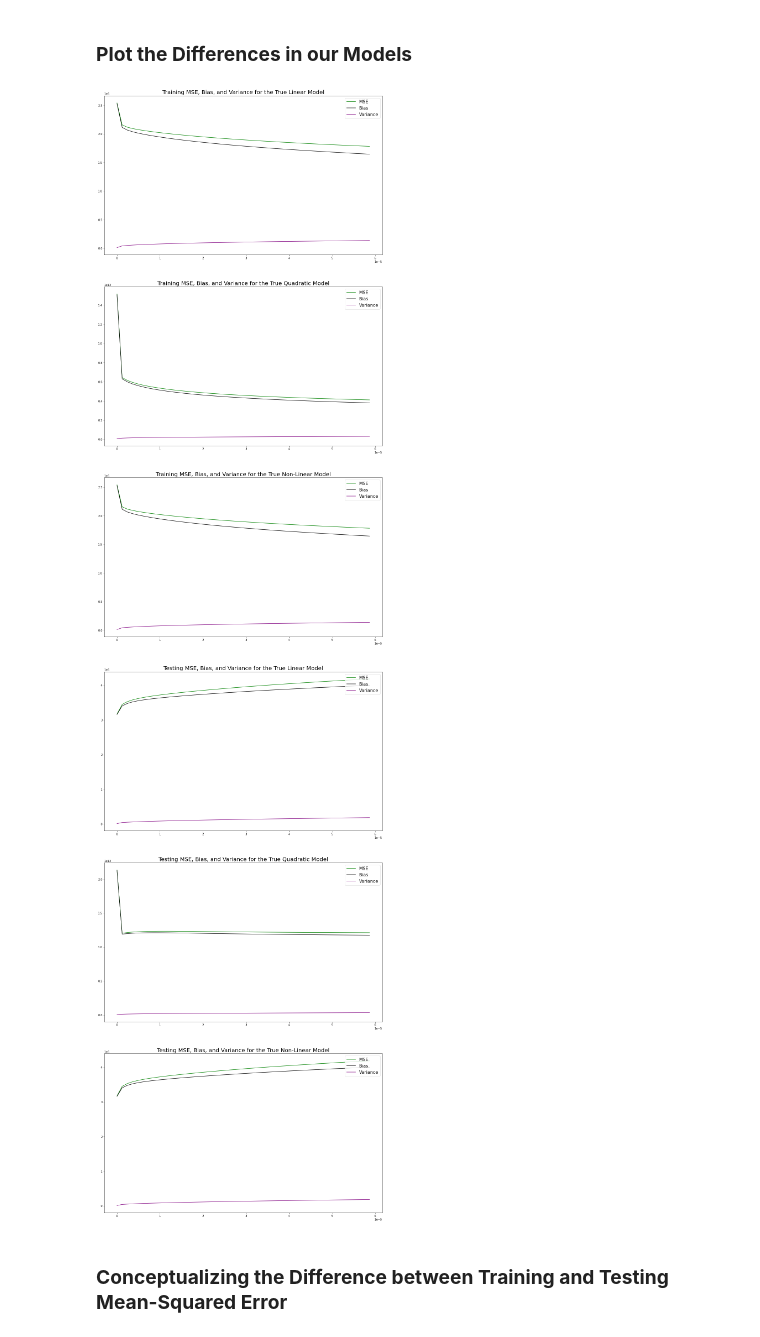
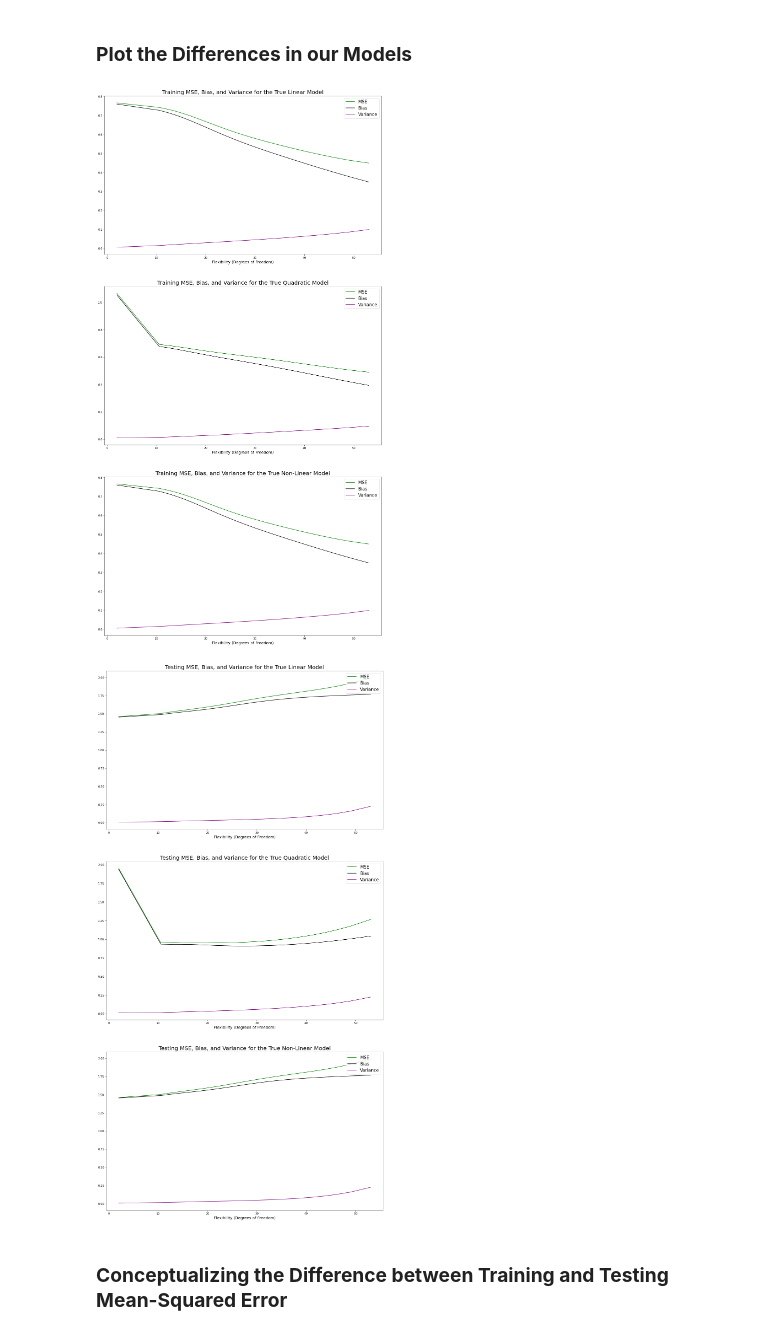
Before and after one commit to ririye01/Exploring-Errors-in-Regression, a Jupyter notebook: Errors in Regression.ipynb, the cells around one changed output. Saved outputs shown, nothing was run; the diff lists cells and outputs as text; code cells hidden in the pictures.

```diff
--- a/Errors in Regression.ipynb
+++ b/Errors in Regression.ipynb
@@ -169,25 +169,25 @@ def effect_df(X,p):
 print("Linear Model:")
 smoothness1 = 0
 print(f"\tFor DF={effect_df(X_train_lin, smoothness1):.10f}, smooth={smoothness1}")
-smoothness2 = 0.0000000404395
+smoothness2 = 0.01055
 print(f"\tFor DF={effect_df(X_train_lin, smoothness2):.10f}, smooth={smoothness2}")
-smoothness3 = 0.000058721
+smoothness3 = 0.9454
 print(f"\tFor DF={effect_df(X_train_lin, smoothness3):.10f}, smooth={smoothness3}")
 
 print("Quadratic Model:")
 smoothness4 = 0
 print(f"\tFor DF={effect_df(X_train_quad, smoothness4):.10f}, smooth={smoothness4}")
-smoothness5 = 0.0000000404395
+smoothness5 = 0.01055
 print(f"\tFor DF={effect_df(X_train_quad, smoothness5):.10f}, smooth={smoothness5}")
-smoothness6 = 0.000058721
+smoothness6 = 0.9454
 print(f"\tFor DF={effect_df(X_train_quad, smoothness6):.10f}, smooth={smoothness6}")
 
 print("Non-Linear Model:")
 smoothness7 = 0
 print(f"\tFor DF={effect_df(X_train_nonlin, smoothness7):.10f}, smooth={smoothness7}")
-smoothness8 = 0.0000000404395
+smoothness8 = 0.01055
 print(f"\tFor DF={effect_df(X_train_nonlin, smoothness8):.10f}, smooth={smoothness8}")
-smoothness9 = 0.000058721
+smoothness9 = 0.9454
 print(f"\tFor DF={effect_df(X_train_nonlin, smoothness9):.10f}, smooth={smoothness9}")
 # %% [output]
 Linear Model:
@@ -419,56 +419,73 @@ for i in range(len(smooth_vals)):
 
     MSE_testing_vals_nonlin[i], bias_testing_vals_nonlin[i], var_testing_vals_nonlin[i] \
         = calculate_MSE_Bias_Variance(X_train_nonlin, X_test_nonlin, y_train_nonlin, y_test_nonlin, theSmoothness=smooth_vals[i])
+# %%
+# Degrees of freedom variable
+dof = []
+for i in range(50):
+    dof.append( effect_df(x_plot, smooth_vals[i]) )
 # %%
+# Plot MSE, Bias, and Error of our training data
 fig, ax = plt.subplots(3, figsize=(18, 36))
 
-ax[0].plot(smooth_vals, MSE_training_vals_lin, color="green", label="MSE")
-ax[0].plot(smooth_vals, bias_training_vals_lin, color="black", label="Bias")
-ax[0].plot(smooth_vals, var_training_vals_lin, color="purple", label="Variance")
+
+ax[0].plot(dof, MSE_training_vals_lin, color="green", label="MSE")
+ax[0].plot(dof, bias_training_vals_lin, color="black", label="Bias")
+ax[0].plot(dof, var_training_vals_lin, color="purple", label="Variance")
 ax[0].legend(fontsize=16, loc="upper right")
 ax[0].set_title("Training MSE, Bias, and Variance for the True Linear Model", fontsize=20)
+ax[0].set_xlabel("Flexibility (Degrees of Freedom)", fontsize=14)
 
-ax[1].plot(smooth_vals, MSE_training_vals_quad, color="green", label="MSE")
-ax[1].plot(smooth_vals, bias_training_vals_quad, color="black", label="Bias")
-ax[1].plot(smooth_vals, var_training_vals_quad, color="purple", label="Variance")
+
+ax[1].plot(dof, MSE_training_vals_quad, color="green", label="MSE")
+ax[1].plot(dof, bias_training_vals_quad, color="black", label="Bias")
+ax[1].plot(dof, var_training_vals_quad, color="purple", label="Variance")
 ax[1].legend(fontsize=16, loc="upper right")
 ax[1].set_title("Training MSE, Bias, and Variance for the True Quadratic Model", fontsize=20)
+ax[1].set_xlabel("Flexibility (Degrees of Freedom)", fontsize=14)
 
-ax[2].plot(smooth_vals, MSE_training_vals_lin, color="green", label="MSE")
-ax[2].plot(smooth_vals, bias_training_vals_lin, color="black", label="Bias")
-ax[2].plot(smooth_vals, var_training_vals_lin, color="purple", label="Variance")
+
+ax[2].plot(dof, MSE_training_vals_lin, color="green", label="MSE")
+ax[2].plot(dof, bias_training_vals_lin, color="black", label="Bias")
+ax[2].plot(dof, var_training_vals_lin, color="purple", label="Variance")
 ax[2].legend(fontsize=16, loc="upper right")
 ax[2].set_title("Training MSE, Bias, and Variance for the True Non-Linear Model", fontsize=20)
+ax[2].set_xlabel("Flexibility (Degrees of Freedom)", fontsize=14)
+
 
 plt.savefig("plots/Training_MSE_Bias_Variance.png")
 plt.show()
 # %% [output]
-[figure, old version]
+[figure, new version]
 # %%
+# Plot MSE, Bias, and Error of our Testing Data
 fig, ax = plt.subplots(3, figsize=(18, 36))
 
-ax[0].plot(smooth_vals, MSE_testing_vals_lin, color="green", label="MSE")
-ax[0].plot(smooth_vals, bias_testing_vals_lin, color="black", label="Bias")
-ax[0].plot(smooth_vals, var_testing_vals_lin, color="purple", label="Variance")
+ax[0].plot(dof, MSE_testing_vals_lin, color="green", label="MSE")
+ax[0].plot(dof, bias_testing_vals_lin, color="black", label="Bias")
+ax[0].plot(dof, var_testing_vals_lin, color="purple", label="Variance")
 ax[0].legend(fontsize=16, loc="upper right")
 ax[0].set_title("Testing MSE, Bias, and Variance for the True Linear Model", fontsize=20)
+ax[0].set_xlabel("Flexibility (Degrees of Freedom)", fontsize=14)
 
-ax[1].plot(smooth_vals, MSE_testing_vals_quad, color="green", label="MSE")
-ax[1].plot(smooth_vals, bias_testing_vals_quad, color="black", label="Bias")
-ax[1].plot(smooth_vals, var_testing_vals_quad, color="purple", label="Variance")
+ax[1].plot(dof, MSE_testing_vals_quad, color="green", label="MSE")
+ax[1].plot(dof, bias_testing_vals_quad, color="black", label="Bias")
+ax[1].plot(dof, var_testing_vals_quad, color="purple", label="Variance")
 ax[1].legend(fontsize=16, loc="upper right")
 ax[1].set_title("Testing MSE, Bias, and Variance for the True Quadratic Model", fontsize=20)
+ax[1].set_xlabel("Flexibility (Degrees of Freedom)", fontsize=14)
 
-ax[2].plot(smooth_vals, MSE_testing_vals_lin, color="green", label="MSE")
-ax[2].plot(smooth_vals, bias_testing_vals_lin, color="black", label="Bias")
-ax[2].plot(smooth_vals, var_testing_vals_lin, color="purple", label="Variance")
+ax[2].plot(dof, MSE_testing_vals_lin, color="green", label="MSE")
+ax[2].plot(dof, bias_testing_vals_lin, color="black", label="Bias")
+ax[2].plot(dof, var_testing_vals_lin, color="purple", label="Variance")
 ax[2].legend(fontsize=16, loc="upper right")
 ax[2].set_title("Testing MSE, Bias, and Variance for the True Non-Linear Model", fontsize=20)
+ax[2].set_xlabel("Flexibility (Degrees of Freedom)", fontsize=14)
 
 plt.savefig("plots/Testing_MSE_Bias_Variance.png")
 plt.show()
 # %% [output]
-[figure, old version]
+[figure, new version]
 # %% [markdown]
 ### **Conceptualizing the Difference between Training and Testing Mean-Squared Error**
 # %%
```
Also changed, not shown: parts of 9 cells of this notebook, 5 other files.
